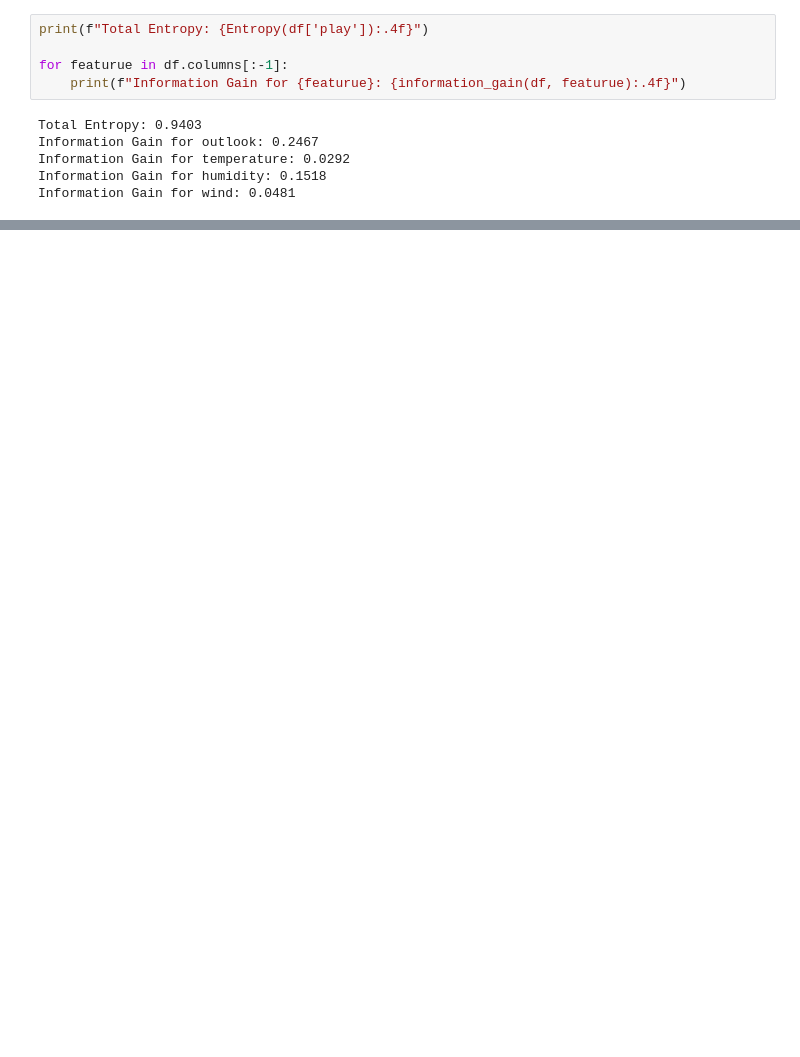
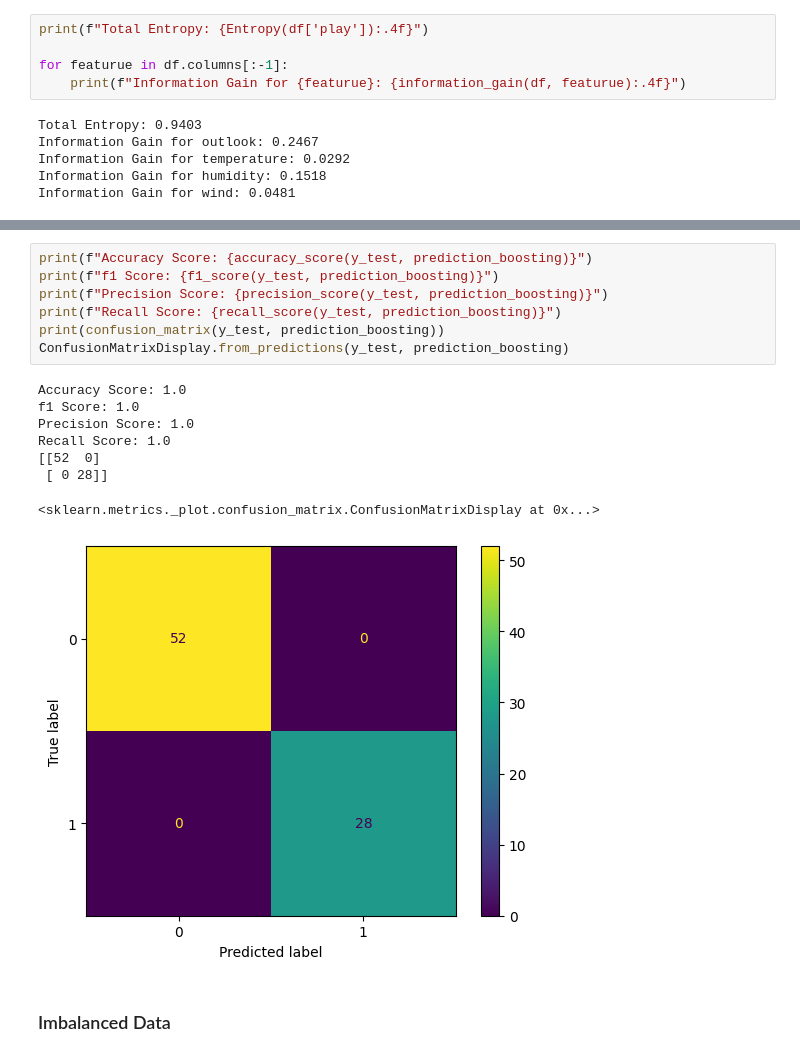
Before and after one commit to Haris-09/Machine-Learning, a Jupyter notebook: Decision_Tree.ipynb, the cells around one changed output, grey strips where cells are left out. Drawn from its saved outputs; the diff is of its cells as text; blank space fills up the shorter version.

```diff
--- a/Decision_Tree.ipynb
+++ b/Decision_Tree.ipynb
@@ -226,0 +353,18 @@ Information Gain for wind: 0.0481
+# %%
+print(f"Accuracy Score: {accuracy_score(y_test, prediction_boosting)}")
+print(f"f1 Score: {f1_score(y_test, prediction_boosting)}")
+print(f"Precision Score: {precision_score(y_test, prediction_boosting)}")
+print(f"Recall Score: {recall_score(y_test, prediction_boosting)}")
+print(confusion_matrix(y_test, prediction_boosting))
+ConfusionMatrixDisplay.from_predictions(y_test, prediction_boosting)
+# %% [output]
+Accuracy Score: 1.0
+f1 Score: 1.0
+Precision Score: 1.0
+Recall Score: 1.0
+[[52  0]
+ [ 0 28]]
+<sklearn.metrics._plot.confusion_matrix.ConfusionMatrixDisplay at 0x...>
+[figure, added]
+# %% [markdown]
+### Imbalanced Data
```
Also changed, not shown: parts of 34 cells of this notebook.
